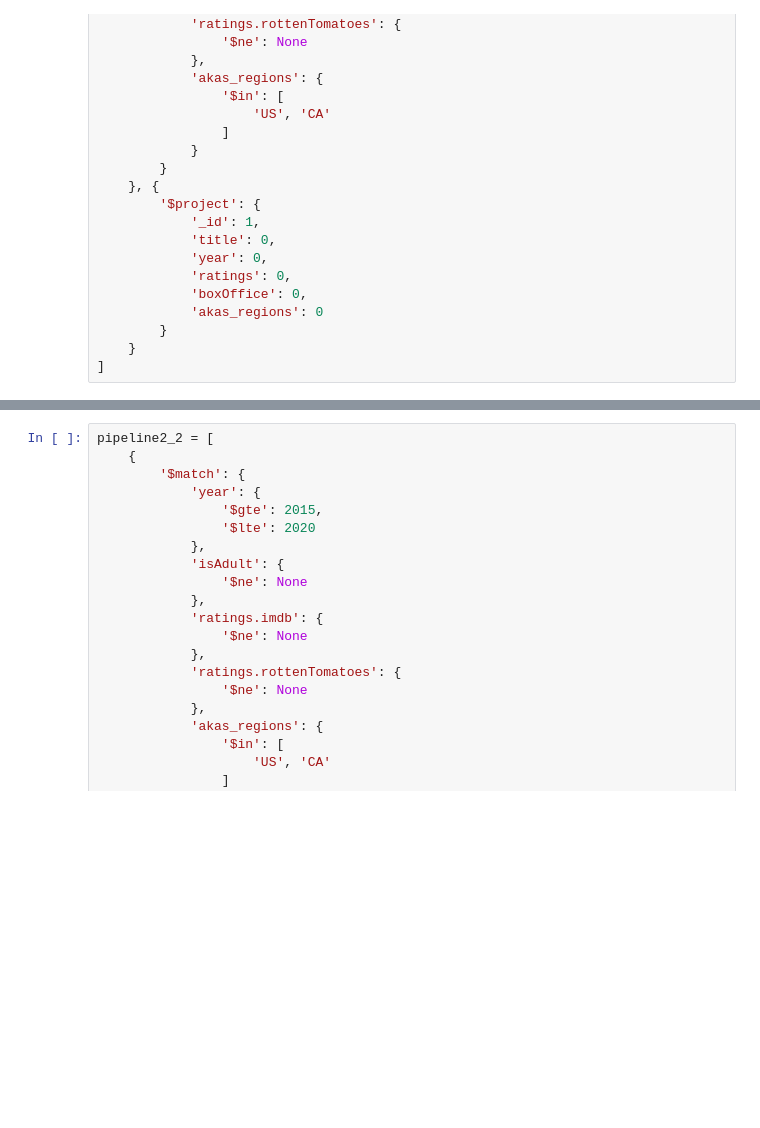
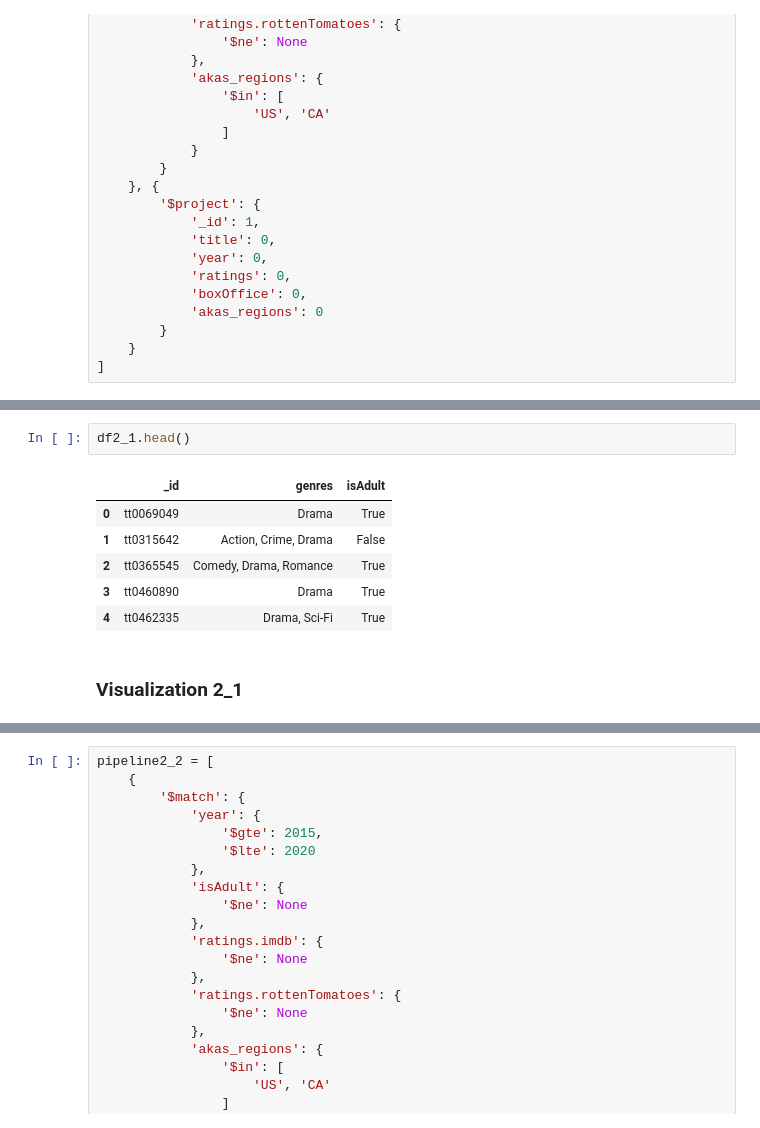
Before and after one commit to Tracywxr/cpsc368_2026_group5_project, a Jupyter notebook: Scripts/visualization_MongoDB.ipynb, the cells around one changed output, grey strips where cells are left out. Saved outputs shown, nothing was run; the diff lists cells and outputs as text; blank space fills up the shorter version.

Commit message:
finish visualization ui RQ2_1

```diff
--- a/Scripts/visualization_MongoDB.ipynb
+++ b/Scripts/visualization_MongoDB.ipynb
@@ -375,0 +368,11 @@ df2_1
+# %%
+df2_1.head()
+# %% [output]
+|  | _id | genres | isAdult |
+| 0 | tt0069049 | Drama | True |
+| 1 | tt0315642 | Action, Crime, Drama | False |
+| 2 | tt0365545 | Comedy, Drama, Romance | True |
+| 3 | tt0460890 | Drama | True |
+| 4 | tt0462335 | Drama, Sci-Fi | True |
+# %% [markdown]
+### Visualization 2_1
```
Also changed, not shown: parts of 34 cells of this notebook, 1 other file.
